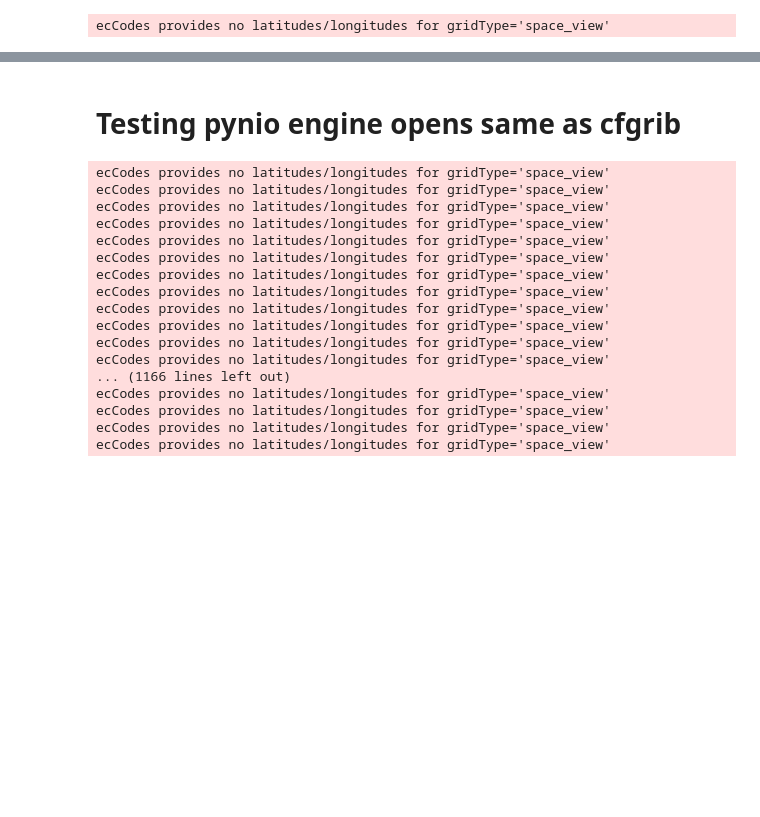
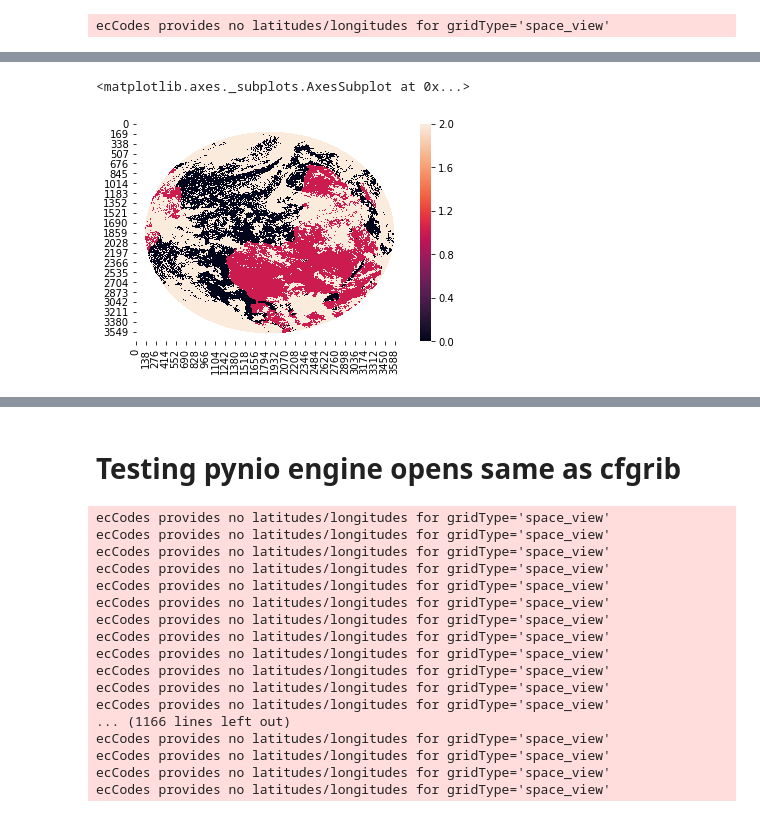
Before and after one commit to hannasv/ms, a Jupyter notebook: notebooks/reading/Calc_CLOUD_FRACTION.ipynb, the cells around one changed output, grey strips where cells are left out. Drawn from its saved outputs; the diff is of its cells as text; code cells hidden in the pictures; blank space fills up the shorter version.

```diff
--- a/notebooks/reading/Calc_CLOUD_FRACTION.ipynb
+++ b/notebooks/reading/Calc_CLOUD_FRACTION.ipynb
@@ -90,0 +71,2 @@ def area_grid_cell(c_lat, d_lat, d_lon):
+# %%
+coords = glob.glob( os.path.join('/home/hanna/MS-suppl/files/', '*oo*.nc'   ) )[0]
@@ -90,0 +88,5 @@ def area_grid_cell(c_lat, d_lat, d_lon):
+# %%
+sns.heatmap(test)
+# %% [output]
+<matplotlib.axes._subplots.AxesSubplot at 0x...>
+[figure, added]
```
Also changed, not shown: parts of 38 cells of this notebook, 9 other files.
